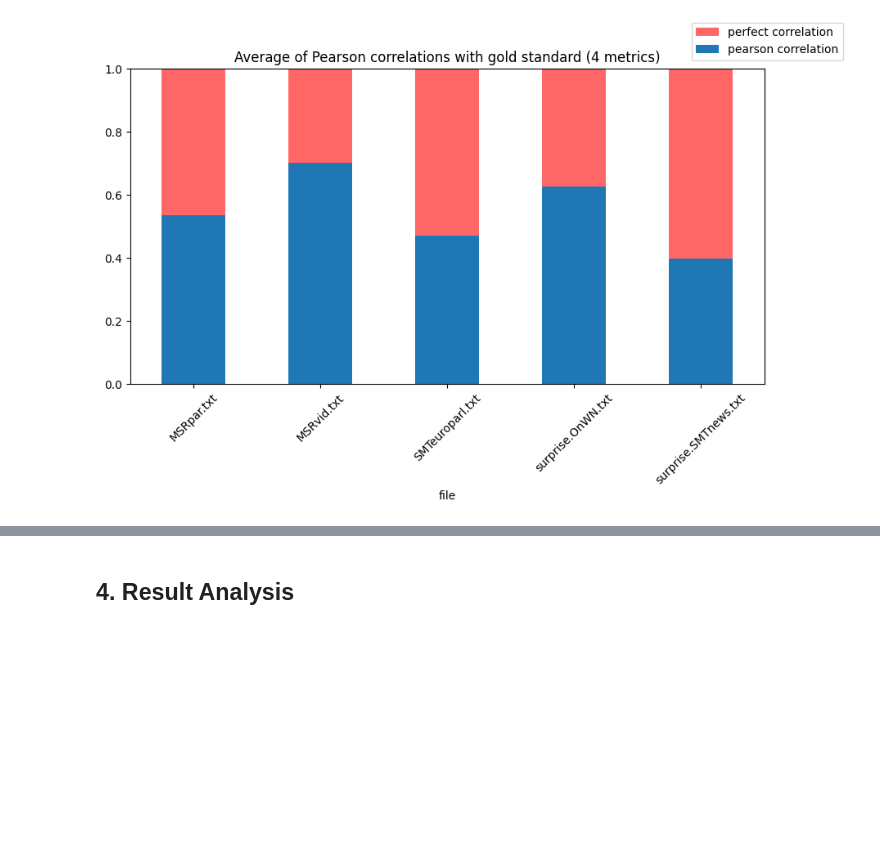
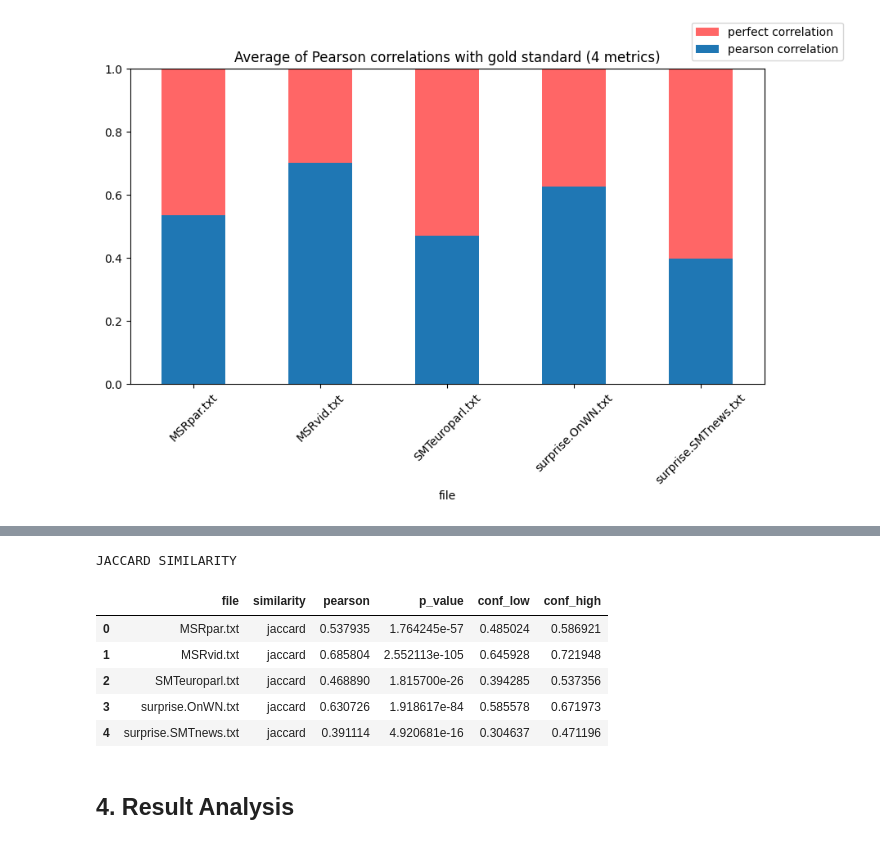
Before and after one commit to BecTome/UPC_MasterArtificialIntelligence, a Jupyter notebook: IHLT/Labs/Lab2_Structure/readPars.ipynb, the cells around one changed output, grey strips where cells are left out. Drawn from its saved outputs; the diff is of its cells as text; code cells hidden in the pictures; blank space fills up the shorter version.

```diff
--- a/IHLT/Labs/Lab2_Structure/readPars.ipynb
+++ b/IHLT/Labs/Lab2_Structure/readPars.ipynb
@@ -453,3 +494,14 @@ fig.legend(['perfect correlation', 'pearson correlation']);
+# %%
+print("JACCARD SIMILARITY")
+df_scores[df_scores.similarity=='jaccard']
+# %% [output]
+JACCARD SIMILARITY
+|  | file | similarity | pearson | p_value | conf_low | conf_high |
+| 0 | MSRpar.txt | jaccard | 0.537935 | 1.764245e-57 | 0.485024 | 0.586921 |
+| 1 | MSRvid.txt | jaccard | 0.685804 | 2.552113e-105 | 0.645928 | 0.721948 |
+| 2 | SMTeuroparl.txt | jaccard | 0.468890 | 1.815700e-26 | 0.394285 | 0.537356 |
+| 3 | surprise.OnWN.txt | jaccard | 0.630726 | 1.918617e-84 | 0.585578 | 0.671973 |
+| 4 | surprise.SMTnews.txt | jaccard | 0.391114 | 4.920681e-16 | 0.304637 | 0.471196 |
 # %% [markdown]
 ## 4. Result Analysis
 # %% [markdown]
```
Also changed, not shown: parts of 26 cells of this notebook.
